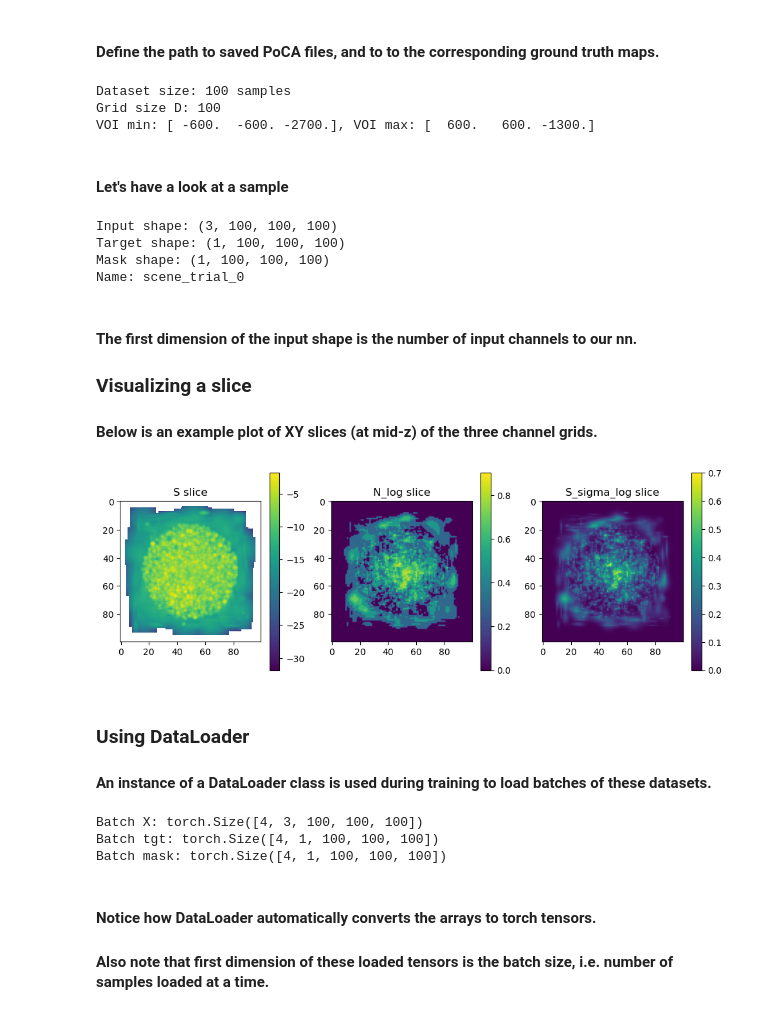
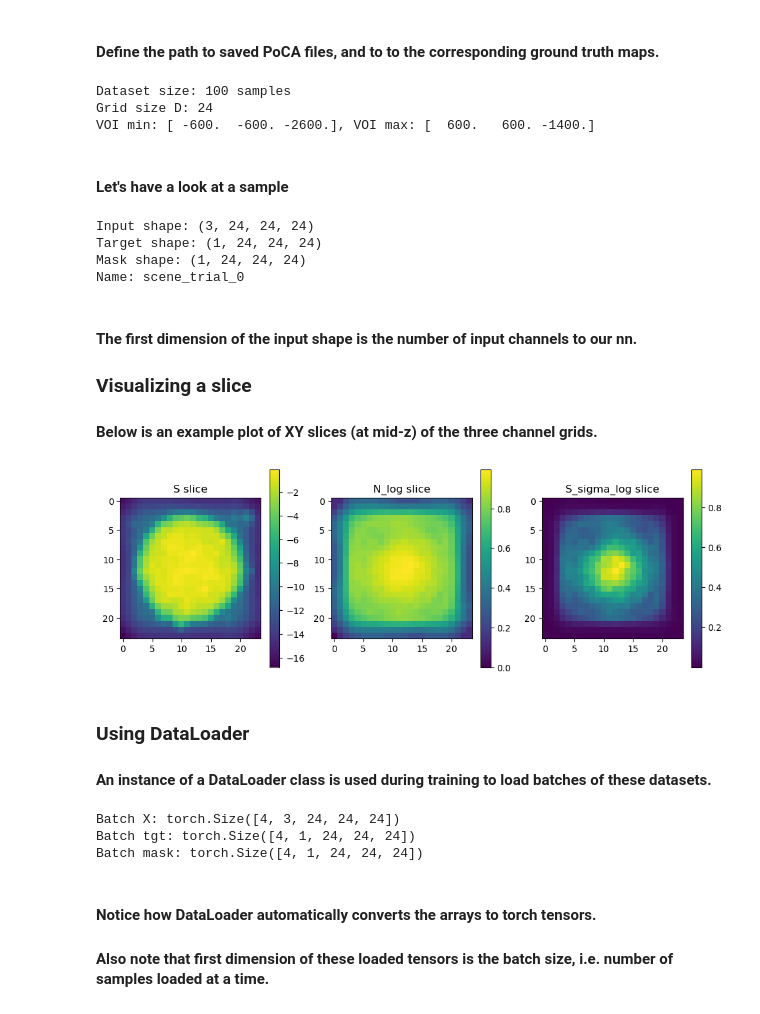
Before and after one commit to zahraadaher/MST_NN, a Jupyter notebook: Tutorial.ipynb, the cells around one changed output. Saved outputs shown, nothing was run; the diff lists cells and outputs as text; code cells hidden in the pictures.

```diff
--- a/Tutorial.ipynb
+++ b/Tutorial.ipynb
@@ -54,8 +30,8 @@ from src.data import MuonDataset
 # %% [markdown]
 #### Define the path to saved PoCA files, and to to the corresponding ground truth maps.
 # %%
-poca_dir = '/home/ucl/cp3/zdaher/simulation-cultural-heritage/muography-geant4/outputs/boneInConcrete/poca_voxels/'
-target_dir = '/home/ucl/cp3/zdaher/simulation-cultural-heritage/muography-geant4/outputs/boneInConcrete/density_maps/'
+poca_dir = '/nfs/user/zdaher/mst_nn/ironInConcrete/poca_voxels/'
+target_dir = '/nfs/user/zdaher/mst_nn/ironInConcrete/density_maps/'
 # %%
 dataset = MuonDataset(
     poca_dir=poca_dir,
@@ -68,8 +44,8 @@ print(f"Grid size D: {dataset.D}")
 print(f"VOI min: {dataset.voi_min}, VOI max: {dataset.voi_max}")
 # %% [output]
 Dataset size: 100 samples
-Grid size D: 100
-VOI min: [ -600.  -600. -2700.], VOI max: [  600.   600. -1300.]
+Grid size D: 24
+VOI min: [ -600.  -600. -2600.], VOI max: [  600.   600. -1400.]
 # %% [markdown]
 #### Let's have a look at a sample
 # %%
@@ -80,9 +56,9 @@ print("Target shape:", tgt.shape)       # (1, D, D, D)
 print("Mask shape:", mask.shape)        # (1, D, D, D)
 print("Name:", name)
 # %% [output]
-Input shape: (3, 100, 100, 100)
-Target shape: (1, 100, 100, 100)
-Mask shape: (1, 100, 100, 100)
+Input shape: (3, 24, 24, 24)
+Target shape: (1, 24, 24, 24)
+Mask shape: (1, 24, 24, 24)
 Name: scene_trial_0
 # %% [markdown]
 #### The first dimension of the input shape is the number of input channels to our nn.
@@ -92,17 +68,17 @@ Name: scene_trial_0
 #### Below is an example plot of XY slices (at mid-z) of the three channel grids.
 # %%
 i = dataset.D // 2
-
+i = 10
 import matplotlib.pyplot as plt
 import numpy as np
 
 plt.figure(figsize=(12,4))
 plt.subplot(131); plt.title("S slice"); plt.imshow(np.log(x[0,:, :, i])); plt.colorbar();
 plt.subplot(132); plt.title("N_log slice"); plt.imshow(x[1,:, :, i]); plt.colorbar()
 plt.subplot(133); plt.title("S_sigma_log slice"); plt.imshow(x[2,:, :, i]); plt.colorbar()
 plt.show()
 # %% [output]
-[figure, old version]
+[figure, new version]
 # %% [markdown]
 ### Using DataLoader
 #### An instance of a DataLoader class is used during training to load batches of these datasets.
@@ -124,9 +100,9 @@ for x, tgt, mask, names in loader:
     print("Batch mask:", mask.shape)  # (B, 1, D, D, D)
     break
 # %% [output]
-Batch X: torch.Size([4, 3, 100, 100, 100])
-Batch tgt: torch.Size([4, 1, 100, 100, 100])
-Batch mask: torch.Size([4, 1, 100, 100, 100])
+Batch X: torch.Size([4, 3, 24, 24, 24])
+Batch tgt: torch.Size([4, 1, 24, 24, 24])
+Batch mask: torch.Size([4, 1, 24, 24, 24])
 # %% [markdown]
 #### Notice how DataLoader automatically converts the arrays to torch tensors.
 #### Also note that first dimension of these loaded tensors is the batch size, i.e. number of samples loaded at a time.
```
Also changed, not shown: parts of 15 cells of this notebook.
